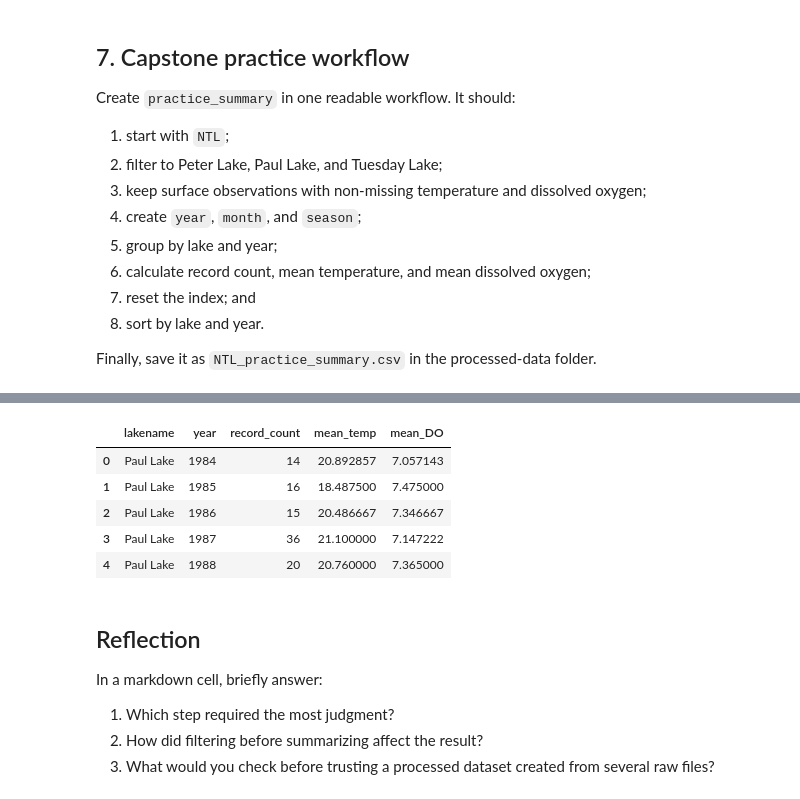
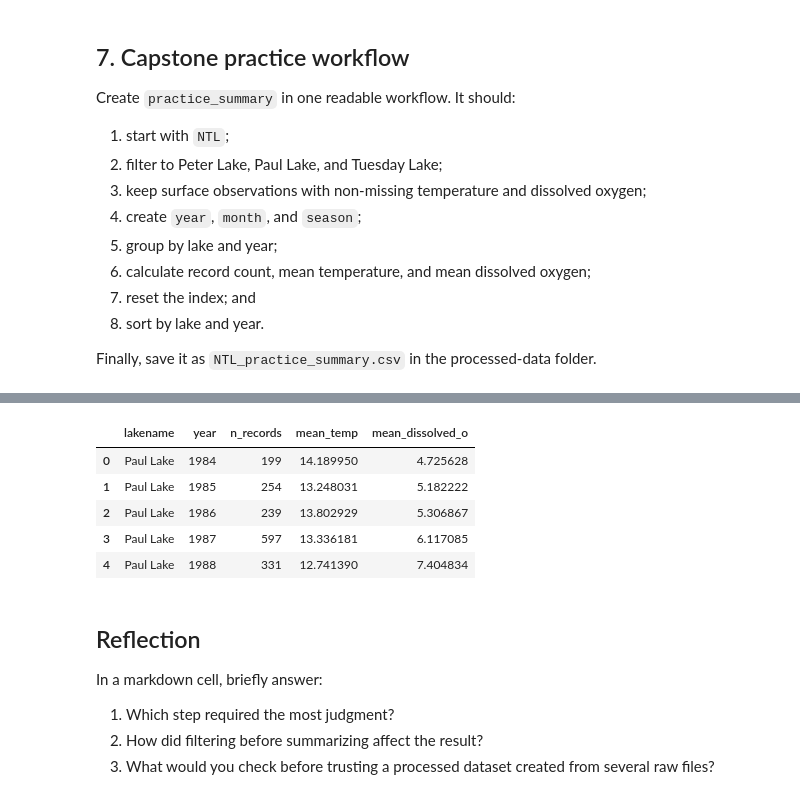
Before and after one commit to matt-swire-duke/ENV700, a Jupyter notebook: lessons/M4/M4-L-data-wrangling.ipynb, the cells around one changed output, grey strips where cells are left out. Saved outputs shown, nothing was run; the diff lists cells and outputs as text; code cells hidden in the pictures.

```diff
--- a/lessons/M4/M4-L-data-wrangling.ipynb
+++ b/lessons/M4/M4-L-data-wrangling.ipynb
@@ -382,14 +418,44 @@ Finally, save it as `NTL_practice_summary.csv` in the processed-data folder.
 # %%
 # Build practice_summary here
+practice_summary = (
+    NTL
+    .loc[lambda df:df ['lakename'].isin(selected_lakes)]
+    .loc[lambda df:df['dissolvedOxygen'].notna()]
+    .loc[lambda df:df['temperature_C'].notna()]
+    .loc[lambda df:df ['depth'] == 0 ]
+    .assign(
+        year=lambda df: df['sampledate'].dt.year,
+        month = lambda df:df ['sampledate'].dt.month,
+        season=lambda df: df['month'].map(season_dict)
+    )
+    .groupby(['lakename','year'])
+    .agg(
+        n_records=('temperature_C','count'),
+        mean_temp = ('temperature_C','mean'),
+        mean_dissolved_o = ('dissolvedOxygen','mean')
+    )
+    .reset_index()
+    .sort_values(['lakename','year'])
+)
+
+#practice_summary.head(10)
+
+
+
+practice_summary.to_csv(
+    processed_fldr/'NTL_three_lakes_season_summary.csv',
+    index=False
+)
-# %% [output]
-|  | lakename | year | record_count | mean_temp | mean_DO |
-| 0 | Paul Lake | 1984 | 14 | 20.892857 | 7.057143 |
-| 1 | Paul Lake | 1985 | 16 | 18.487500 | 7.475000 |
-| 2 | Paul Lake | 1986 | 15 | 20.486667 | 7.346667 |
-| 3 | Paul Lake | 1987 | 36 | 21.100000 | 7.147222 |
-| 4 | Paul Lake | 1988 | 20 | 20.760000 | 7.365000 |
 # %%
 # Export the processed summary here
+practice_summary.head()
+# %% [output]
+|  | lakename | year | n_records | mean_temp | mean_dissolved_o |
+| 0 | Paul Lake | 1984 | 199 | 14.189950 | 4.725628 |
+| 1 | Paul Lake | 1985 | 254 | 13.248031 | 5.182222 |
+| 2 | Paul Lake | 1986 | 239 | 13.802929 | 5.306867 |
+| 3 | Paul Lake | 1987 | 597 | 13.336181 | 6.117085 |
+| 4 | Paul Lake | 1988 | 331 | 12.741390 | 7.404834 |
 # %% [markdown]
 ## Reflection
 
```
Also changed, not shown: parts of 8 cells of this notebook, 2 other files.
